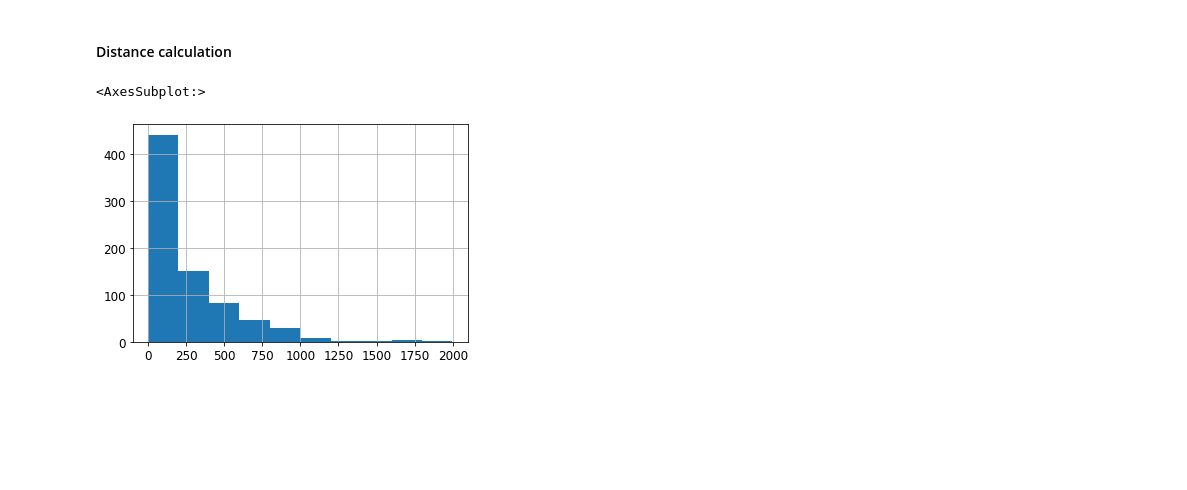
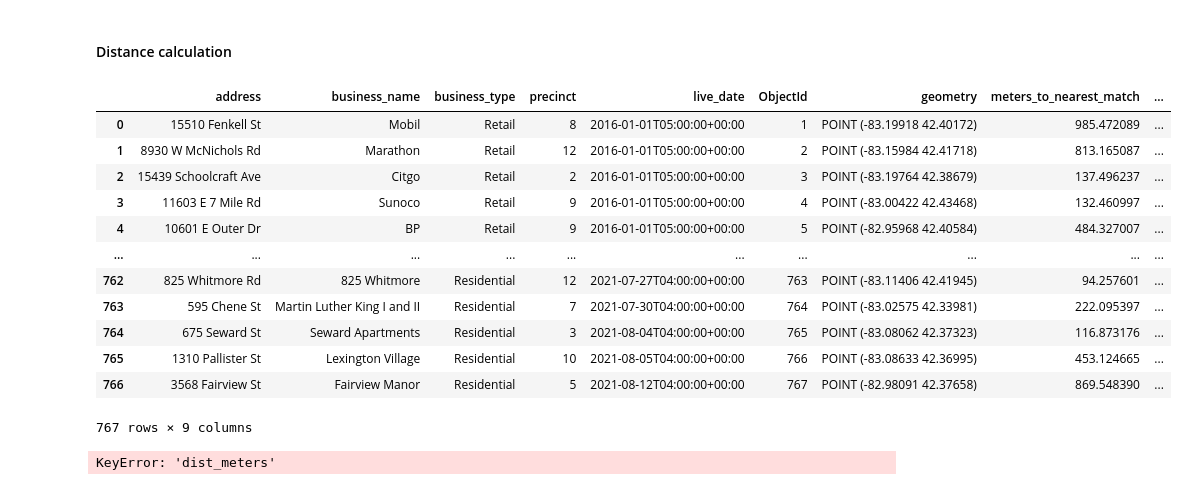
Before and after one commit to ahakso/detroit, a Jupyter notebook: Greenlight_locations.ipynb, the cells around one changed output. Saved outputs shown, nothing was run; the diff lists cells and outputs as text; code cells hidden in the pictures; blank space fills up the shorter version.

```diff
--- a/Greenlight_locations.ipynb
+++ b/Greenlight_locations.ipynb
@@ -82,28 +84,53 @@ tmp = greenlight_geo_df
 # %%
 from scipy.spatial import KDTree
 # %%
-def kdnearest(gdA, gdB):
+def nearest_neighbor(a_df: pd.DataFrame, b_df: pd.DataFrame, target_nearness_rank: int=1, return_all_cols=False) -> pd.DataFrame:
+    """return nearest point in B to each point in A
 
-    nA = np.array(list(gdA.geometry.apply(lambda x: (x.x, x.y))))
-    nB = np.array(list(gdB.geometry.apply(lambda x: (x.x, x.y))))
-    btree = KDTree(nB)
-    dist, idx = btree.query(nA, k=[2])
-    gdB_nearest = gdB.iloc[idx.flatten()].drop(columns="geometry").reset_index(drop=True)
-    gdB_nearest.columns = [str(col) + '_neighbor' for col in gdB_nearest.columns]
-    gdf = pd.concat(
-        [
-            gdA.reset_index(drop=True),
-            gdB_nearest,
-            pd.Series(dist.flatten()*111139, name='dist_meters')
-        ],
-        axis=1)
+    both a_df and b_df must have a column called geometry with geopandas point values
+    """
 
-    return gdf
+#     get coordinates for each
+    locations_a = np.array(list(a_df.geometry.apply(lambda x: (x.x, x.y))))
+    locations_b = np.array(list(b_df.geometry.apply(lambda x: (x.x, x.y))))
+#     generate nearest neighbor lookup tree for point in B
+    b_locations_map = KDTree(locations_b)
+#     calculate the nearest point in B for every A
+    dist_to_nearest_match, idx_in_b = b_locations_map.query(locations_a, k=[target_nearness_rank])
+    if return_all_cols:
+        b_nearest = b_df.iloc[idx_in_b.flatten()].drop(columns="geometry")
+        b_nearest.columns = [str(col) + '_neighbor' for col in b_nearest.columns]
+        gdf = pd.concat(
+            [
+                a_df.reset_index(drop=True),
+                b_nearest.reset_index(drop=True),
+                pd.Series(dist_to_nearest_match.flatten()*111139, name='meters_to_nearest_match')
+            ],
+            axis=1)
+        return gdf
+    else:
+        return a_df.assign(meters_to_nearest_match=dist_to_nearest_match*111139, idx_in_b=idx_in_b)
 # %%
 greenlight_geo_df = tmp
-greenlight_geo_df = kdnearest(greenlight_geo_df, greenlight_geo_df)
+# greenlight_geo_df = nearest_neighbor(greenlight_geo_df, greenlight_geo_df, 2, True)
+greenlight_geo_df = nearest_neighbor(greenlight_geo_df, greenlight_geo_df, 2, False)
-# %%
-greenlight_geo_df.sort_values('dist_meters', ascending=True).dist_meters.hist()
-# %% [output]
-<AxesSubplot:>
-[figure, removed]
+# %%
+greenlight_geo_df
+# %% [output]
+|  | address | business_name | business_type | precinct | live_date | ObjectId | geometry | meters_to_nearest_match | ... |
+| 0 | 15510 Fenkell St | Mobil | Retail | 8 | 2016-01-01T05:00:00+00:00 | 1 | POINT (-83.19918 42.40172) | 985.472089 | ... |
+| 1 | 8930 W McNichols Rd | Marathon | Retail | 12 | 2016-01-01T05:00:00+00:00 | 2 | POINT (-83.15984 42.41718) | 813.165087 | ... |
+| 2 | 15439 Schoolcraft Ave | Citgo | Retail | 2 | 2016-01-01T05:00:00+00:00 | 3 | POINT (-83.19764 42.38679) | 137.496237 | ... |
+| 3 | 11603 E 7 Mile Rd | Sunoco | Retail | 9 | 2016-01-01T05:00:00+00:00 | 4 | POINT (-83.00422 42.43468) | 132.460997 | ... |
+| 4 | 10601 E Outer Dr | BP | Retail | 9 | 2016-01-01T05:00:00+00:00 | 5 | POINT (-82.95968 42.40584) | 484.327007 | ... |
+| ... | ... | ... | ... | ... | ... | ... | ... | ... | ... |
+| 762 | 825 Whitmore Rd | 825 Whitmore | Residential | 12 | 2021-07-27T04:00:00+00:00 | 763 | POINT (-83.11406 42.41945) | 94.257601 | ... |
+| 763 | 595 Chene St | Martin Luther King I and II | Residential | 7 | 2021-07-30T04:00:00+00:00 | 764 | POINT (-83.02575 42.33981) | 222.095397 | ... |
+| 764 | 675 Seward St | Seward Apartments | Residential | 3 | 2021-08-04T04:00:00+00:00 | 765 | POINT (-83.08062 42.37323) | 116.873176 | ... |
+| 765 | 1310 Pallister St | Lexington Village | Residential | 10 | 2021-08-05T04:00:00+00:00 | 766 | POINT (-83.08633 42.36995) | 453.124665 | ... |
+| 766 | 3568 Fairview St | Fairview Manor | Residential | 5 | 2021-08-12T04:00:00+00:00 | 767 | POINT (-82.98091 42.37658) | 869.548390 | ... |
+767 rows × 9 columns
+# %%
+greenlight_geo_df.sort_values('dist_meters', ascending=True).meters_to_nearest_match.hist()
+# %% [output]
+KeyError: 'dist_meters'
```
Also changed, not shown: parts of 3 cells of this notebook, 1 other file.
